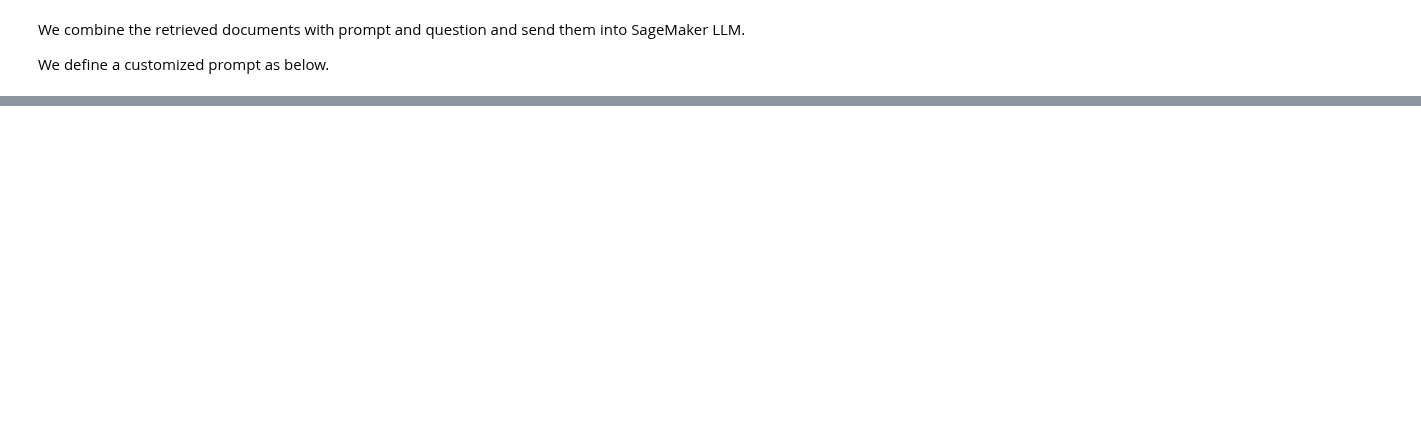
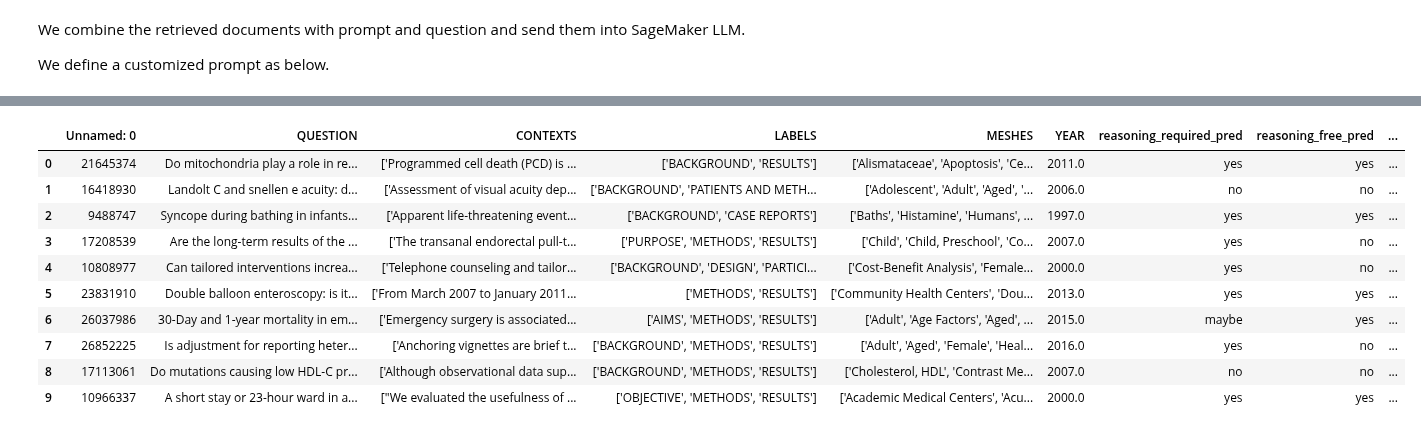
Before and after one commit to aws-samples/generative-ai-on-amazon-sagemaker, a Jupyter notebook: workshops/building-rag-workflows-with-sagemaker-and-bedrock/03-01_sagemaker-opensearch-rag/SageMak-Embedding-Model-OpenSearch.ipynb, the cells around one changed output, grey strips where cells are left out. Drawn from its saved outputs; the diff is of its cells as text; code cells hidden in the pictures; blank space fills up the shorter version.

```diff
--- a/workshops/building-rag-workflows-with-sagemaker-and-bedrock/03-01_sagemaker-opensearch-rag/SageMak-Embedding-Model-OpenSearch.ipynb
+++ b/workshops/building-rag-workflows-with-sagemaker-and-bedrock/03-01_sagemaker-opensearch-rag/SageMak-Embedding-Model-OpenSearch.ipynb
@@ -630,0 +933,16 @@ This notebook provides an end-to-end example of building a production-ready RAG
+# %%
+import pandas as pd
+dataset_df = pd.read_csv("ori_pqal_10_records.csv")
+dataset_df.head(10)
+# %% [output]
+|  | Unnamed: 0 | QUESTION | CONTEXTS | LABELS | MESHES | YEAR | reasoning_required_pred | reasoning_free_pred | ... |
+| 0 | 21645374 | Do mitochondria play a role in re... | ['Programmed cell death (PCD) is ... | ['BACKGROUND', 'RESULTS'] | ['Alismataceae', 'Apoptosis', 'Ce... | 2011.0 | yes | yes | ... |
+| 1 | 16418930 | Landolt C and snellen e acuity: d... | ['Assessment of visual acuity dep... | ['BACKGROUND', 'PATIENTS AND METH... | ['Adolescent', 'Adult', 'Aged', '... | 2006.0 | no | no | ... |
+| 2 | 9488747 | Syncope during bathing in infants... | ['Apparent life-threatening event... | ['BACKGROUND', 'CASE REPORTS'] | ['Baths', 'Histamine', 'Humans', ... | 1997.0 | yes | yes | ... |
+| 3 | 17208539 | Are the long-term results of the ... | ['The transanal endorectal pull-t... | ['PURPOSE', 'METHODS', 'RESULTS'] | ['Child', 'Child, Preschool', 'Co... | 2007.0 | yes | no | ... |
+| 4 | 10808977 | Can tailored interventions increa... | ['Telephone counseling and tailor... | ['BACKGROUND', 'DESIGN', 'PARTICI... | ['Cost-Benefit Analysis', 'Female... | 2000.0 | yes | no | ... |
+| 5 | 23831910 | Double balloon enteroscopy: is it... | ['From March 2007 to January 2011... | ['METHODS', 'RESULTS'] | ['Community Health Centers', 'Dou... | 2013.0 | yes | yes | ... |
+| 6 | 26037986 | 30-Day and 1-year mortality in em... | ['Emergency surgery is associated... | ['AIMS', 'METHODS', 'RESULTS'] | ['Adult', 'Age Factors', 'Aged', ... | 2015.0 | maybe | yes | ... |
+| 7 | 26852225 | Is adjustment for reporting heter... | ['Anchoring vignettes are brief t... | ['BACKGROUND', 'METHODS', 'RESULTS'] | ['Adult', 'Aged', 'Female', 'Heal... | 2016.0 | yes | no | ... |
+| 8 | 17113061 | Do mutations causing low HDL-C pr... | ['Although observational data sup... | ['BACKGROUND', 'METHODS', 'RESULTS'] | ['Cholesterol, HDL', 'Contrast Me... | 2007.0 | no | no | ... |
+| 9 | 10966337 | A short stay or 23-hour ward in a... | ["We evaluated the usefulness of ... | ['OBJECTIVE', 'METHODS', 'RESULTS'] | ['Academic Medical Centers', 'Acu... | 2000.0 | yes | yes | ... |
```
Also changed, not shown: parts of 58 cells of this notebook, 2 other files.
